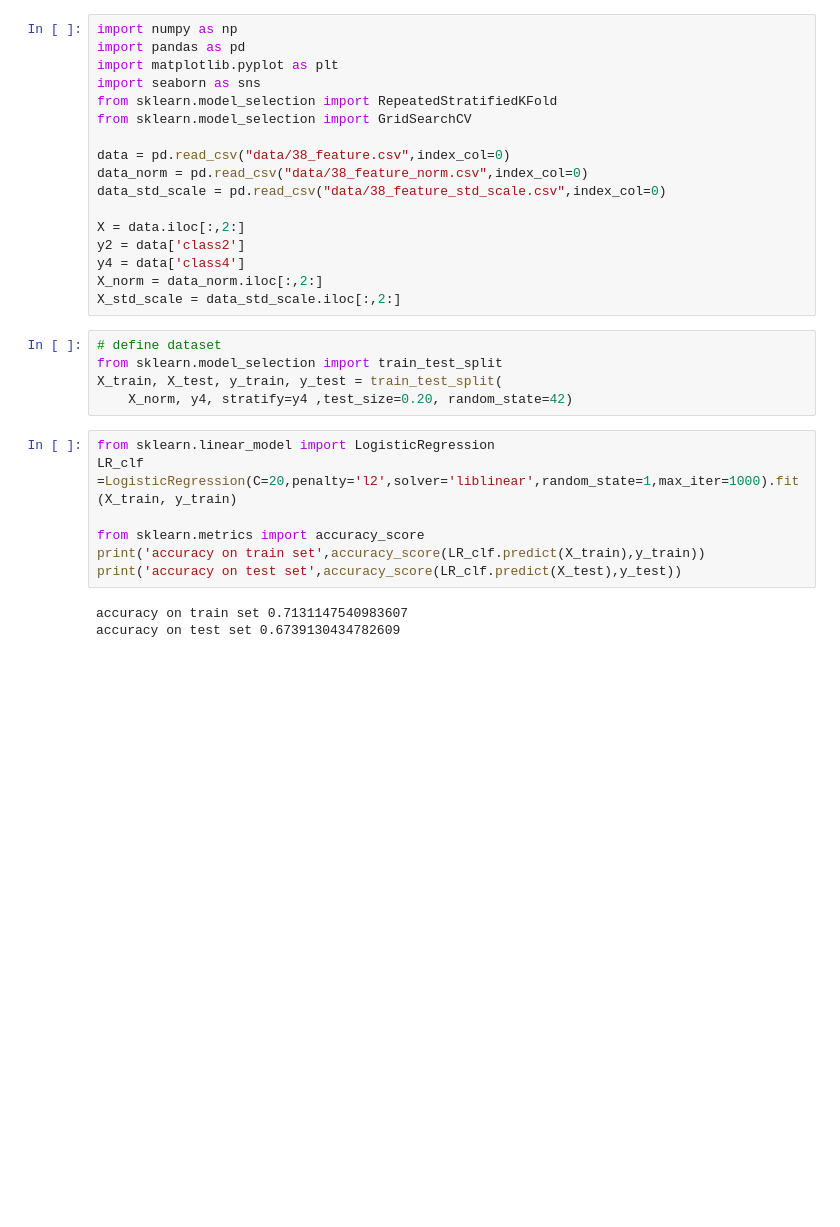
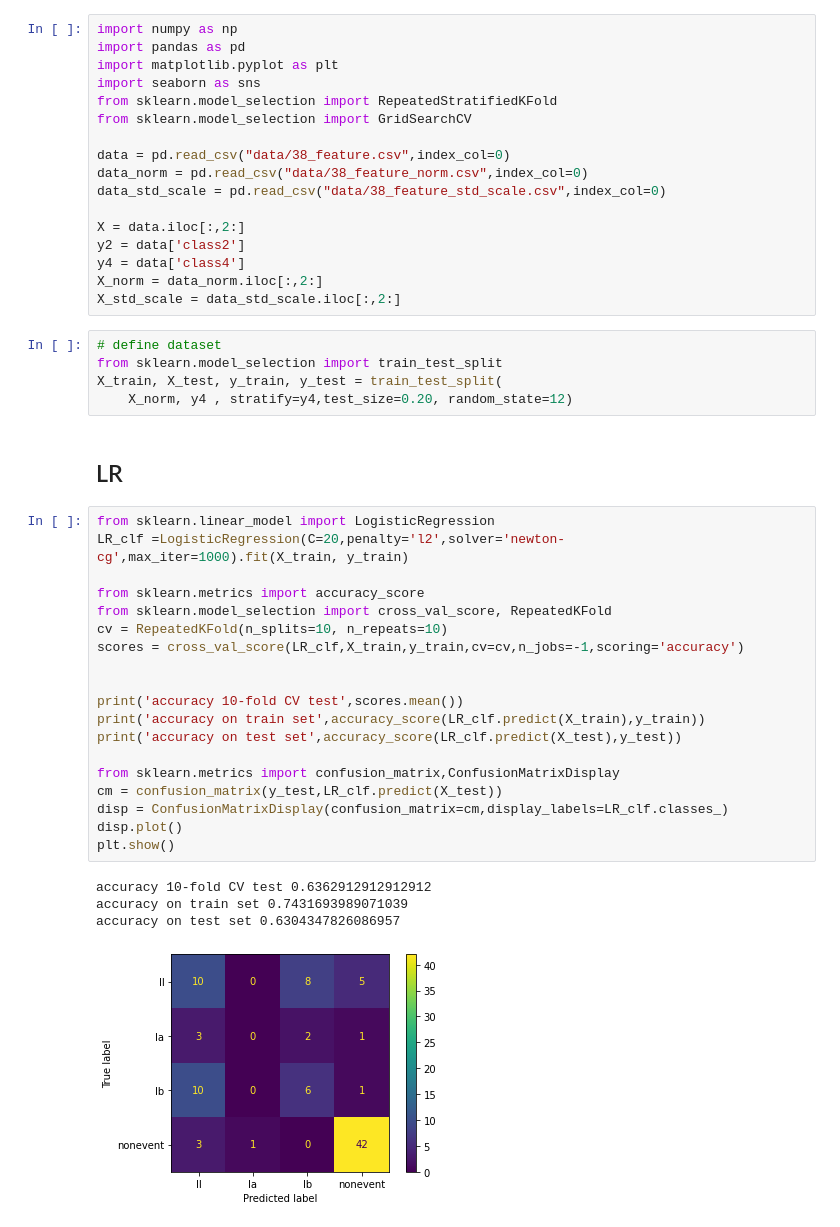
Before and after one commit to chendebiao/IML_term, a Jupyter notebook: 11. four-class Hard Voting method.ipynb, the cells around one changed output. Cells and saved outputs as stored; diff of their text form; blank space fills up the shorter version.

```diff
--- a/11. four-class Hard Voting method.ipynb
+++ b/11. four-class Hard Voting method.ipynb
@@ -19,14 +19,30 @@ X_std_scale = data_std_scale.iloc[:,2:]
 # define dataset
 from sklearn.model_selection import train_test_split
 X_train, X_test, y_train, y_test = train_test_split(
-    X_norm, y4, stratify=y4 ,test_size=0.20, random_state=42)
+    X_norm, y4 , stratify=y4,test_size=0.20, random_state=12)
+# %% [markdown]
+## LR
 # %%
 from sklearn.linear_model import LogisticRegression
-LR_clf =LogisticRegression(C=20,penalty='l2',solver='liblinear',random_state=1,max_iter=1000).fit(X_train, y_train)
+LR_clf =LogisticRegression(C=20,penalty='l2',solver='newton-cg',max_iter=1000).fit(X_train, y_train)
 
 from sklearn.metrics import accuracy_score
+from sklearn.model_selection import cross_val_score, RepeatedKFold
+cv = RepeatedKFold(n_splits=10, n_repeats=10)
+scores = cross_val_score(LR_clf,X_train,y_train,cv=cv,n_jobs=-1,scoring='accuracy')
+
+
+print('accuracy 10-fold CV test',scores.mean())
 print('accuracy on train set',accuracy_score(LR_clf.predict(X_train),y_train))
 print('accuracy on test set',accuracy_score(LR_clf.predict(X_test),y_test))
+
+from sklearn.metrics import confusion_matrix,ConfusionMatrixDisplay
+cm = confusion_matrix(y_test,LR_clf.predict(X_test))
+disp = ConfusionMatrixDisplay(confusion_matrix=cm,display_labels=LR_clf.classes_)
+disp.plot()
+plt.show()
 # %% [output]
-accuracy on train set 0.7131147540983607
-accuracy on test set 0.6739130434782609
+accuracy 10-fold CV test 0.6362912912912912
+accuracy on train set 0.7431693989071039
+accuracy on test set 0.6304347826086957
+[figure, added]
```
Also changed, not shown: parts of 20 cells of this notebook, 30 other files.
